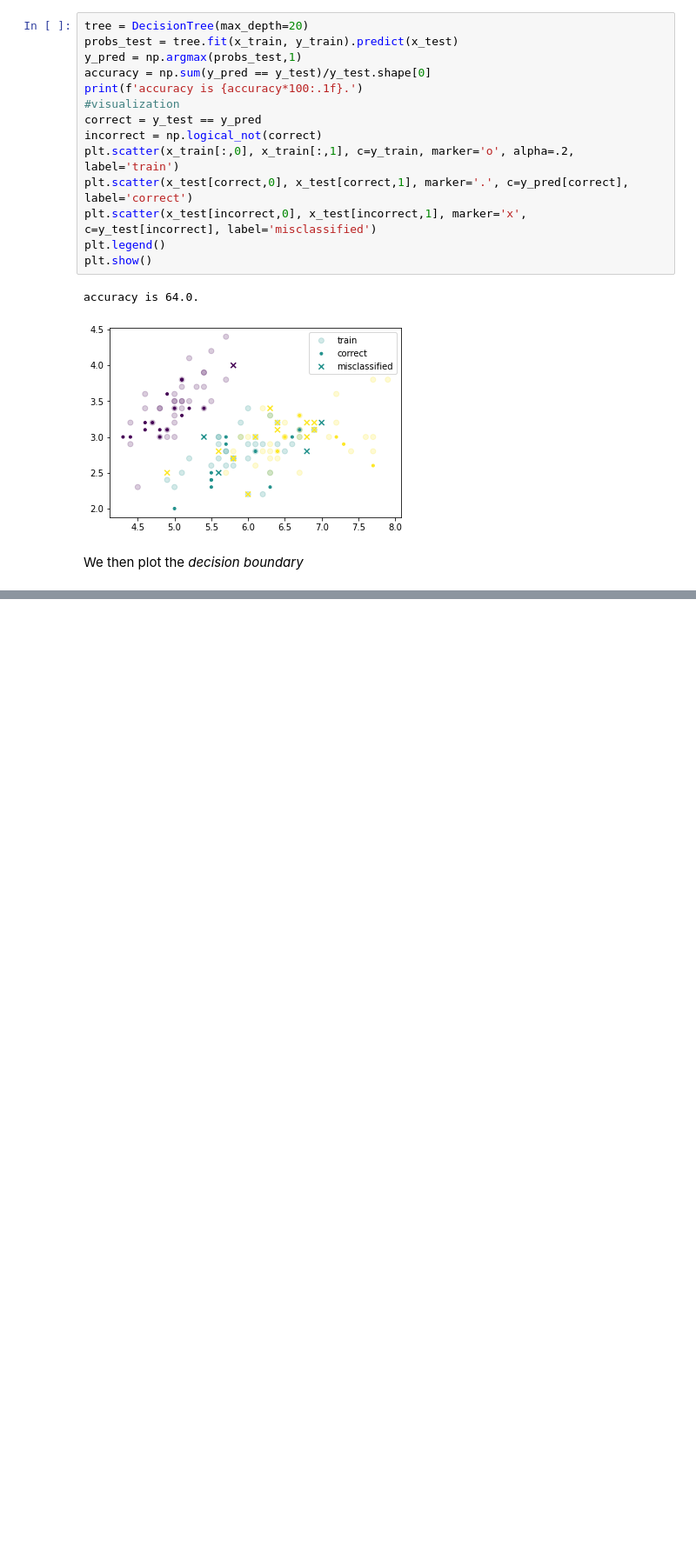
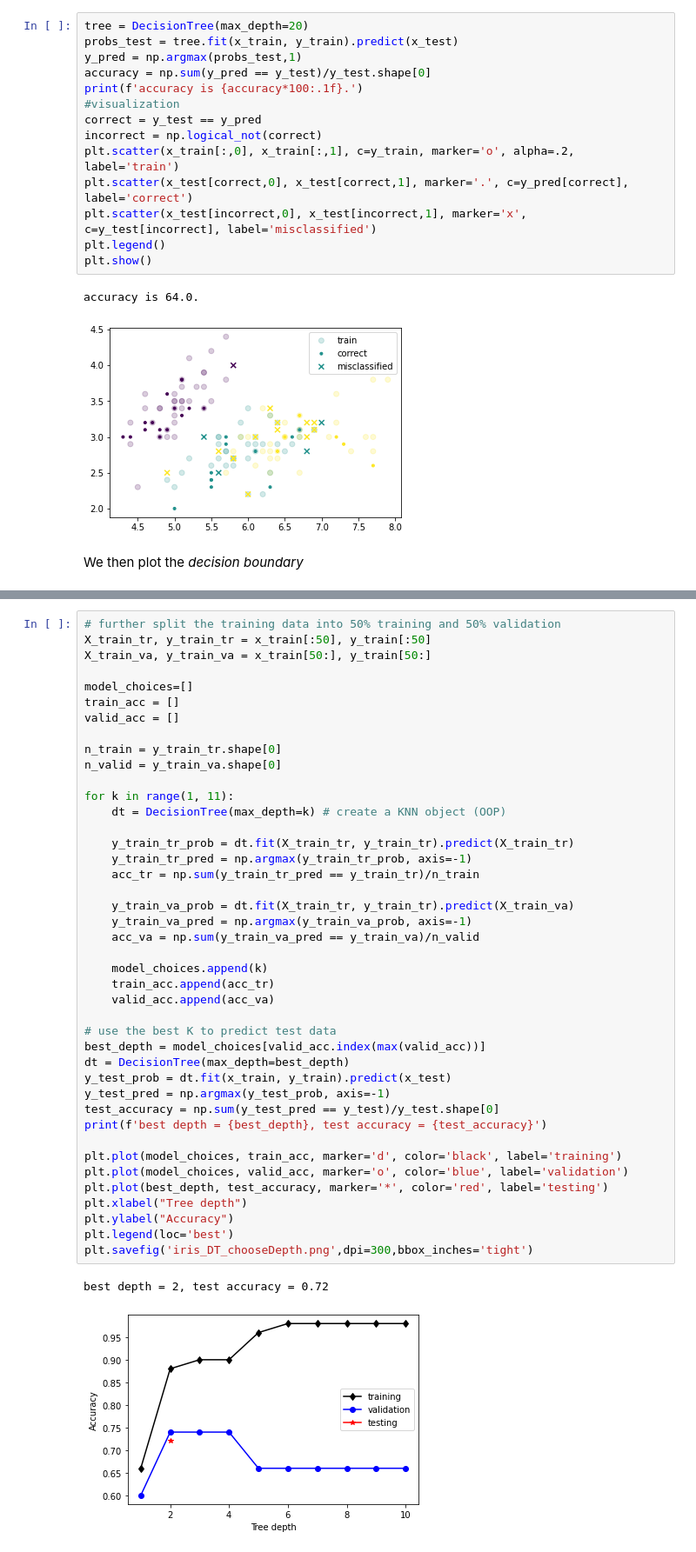
Before and after one commit to yueliyl/gec_intro2ml, a Jupyter notebook: DecisionTree.ipynb, the cells around one changed output, grey strips where cells are left out. Shown at 87% size. Cells and saved outputs as stored; diff of their text form; blank space fills up the shorter version.

```diff
--- a/DecisionTree.ipynb
+++ b/DecisionTree.ipynb
@@ -228,0 +253,45 @@ plt.show()
+# %%
+# further split the training data into 50% training and 50% validation
+X_train_tr, y_train_tr = x_train[:50], y_train[:50]
+X_train_va, y_train_va = x_train[50:], y_train[50:]
+
+model_choices=[]
+train_acc = []
+valid_acc = []
+
+n_train = y_train_tr.shape[0]
+n_valid = y_train_va.shape[0]
+
+for k in range(1, 11):
+    dt = DecisionTree(max_depth=k) # create a KNN object (OOP)
+
+    y_train_tr_prob = dt.fit(X_train_tr, y_train_tr).predict(X_train_tr)
+    y_train_tr_pred = np.argmax(y_train_tr_prob, axis=-1)
+    acc_tr = np.sum(y_train_tr_pred == y_train_tr)/n_train
+
+    y_train_va_prob = dt.fit(X_train_tr, y_train_tr).predict(X_train_va)
+    y_train_va_pred = np.argmax(y_train_va_prob, axis=-1)
+    acc_va = np.sum(y_train_va_pred == y_train_va)/n_valid
+
+    model_choices.append(k)
+    train_acc.append(acc_tr)
+    valid_acc.append(acc_va)
+
+# use the best K to predict test data
+best_depth = model_choices[valid_acc.index(max(valid_acc))]
+dt = DecisionTree(max_depth=best_depth)
+y_test_prob = dt.fit(x_train, y_train).predict(x_test)
+y_test_pred = np.argmax(y_test_prob, axis=-1)
+test_accuracy = np.sum(y_test_pred == y_test)/y_test.shape[0]
+print(f'best depth = {best_depth}, test accuracy = {test_accuracy}')
+
+plt.plot(model_choices, train_acc, marker='d', color='black', label='training')
+plt.plot(model_choices, valid_acc, marker='o', color='blue', label='validation')
+plt.plot(best_depth, test_accuracy, marker='*', color='red', label='testing')
+plt.xlabel("Tree depth")
+plt.ylabel("Accuracy")
+plt.legend(loc='best')
+plt.savefig('iris_DT_chooseDepth.png',dpi=300,bbox_inches='tight')
+# %% [output]
+best depth = 2, test accuracy = 0.72
+[figure, added]
```
Also changed, not shown: parts of 3 cells of this notebook.
